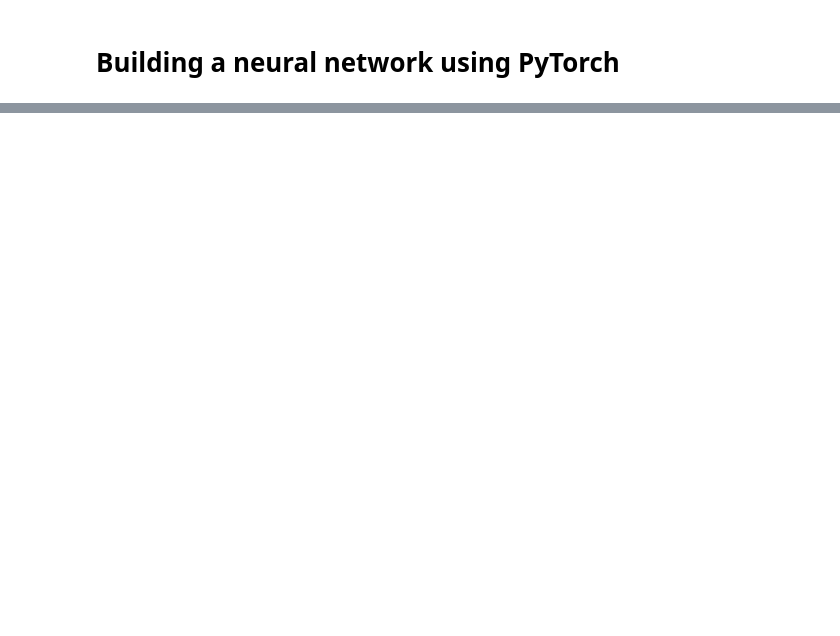
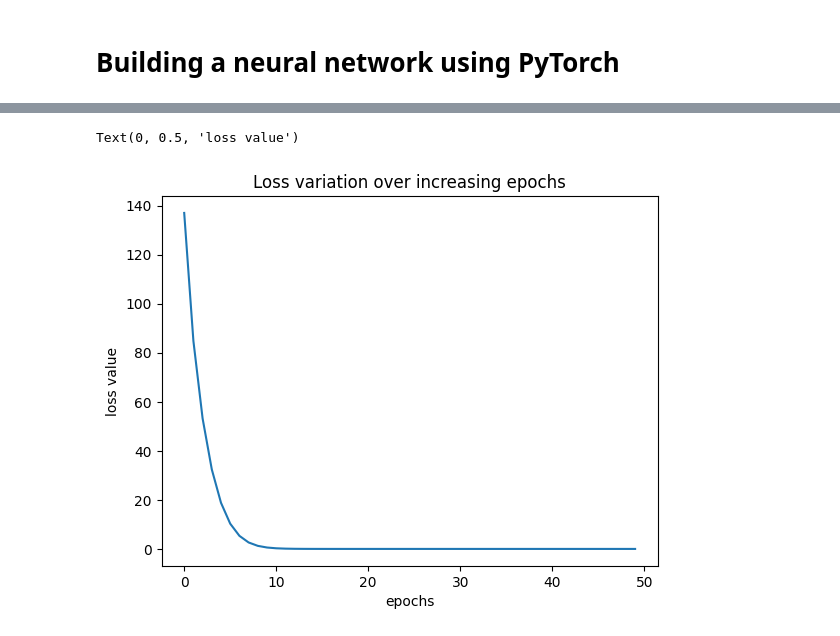
Before and after one commit to Elbhnasy/Modern-Computer-Vision-with-PyTorch-Summary, a Jupyter notebook: Chapter02/ch2.ipynb, the cells around one changed output, grey strips where cells are left out. Saved outputs shown, nothing was run; the diff lists cells and outputs as text; code cells hidden in the pictures; blank space fills up the shorter version.

Commit message:
ch2 Building a neural network using PyTorch

```diff
--- a/Chapter02/ch2.ipynb
+++ b/Chapter02/ch2.ipynb
@@ -350,0 +395,7 @@ Numpy array multiplication Time =
+# %%
+# 4. You can access the initial weights of each of the components
+##  Create an instance of the MyNeuralNet class objec
+mynet = MyNeuralNet().to(device)
+
+##  The weights and bias of each layer can be accessed
+mynet.input_to_hidden_layer.weight
@@ -350,0 +471,9 @@ Numpy array multiplication Time =
+# %%
+# 5. Define the loss function that we optimize for.
+loss_func = nn.MSELoss()
+_Y = mynet(X)
+loss_value = loss_func(_Y,Y)
+print(loss_value)
+
+# Note that loss value can differ in your instance
+# due to a different random weight initialization
@@ -350,0 +482,4 @@ Numpy array multiplication Time =
+# %%
+# 6. Import the SGD method from the torch.optim module
+from torch.optim import SGD
+opt = SGD(mynet.parameters() , lr = 0.001)
@@ -350,0 +492,19 @@ Numpy array multiplication Time =
+# %%
+# 7. Perform all the steps to be done in an epoch together
+loss_history = []
+for _ in range(50):                    # Times of performing all steps together
+    opt.zero_grad()                    # flush the previous epoch's gradients
+    loss_value = loss_func(mynet(X),Y) # compute loss
+    loss_value.backward()              # perform back-propagation
+    opt.step()                         #  update the weights according to the gradients computed
+    loss_history.append(loss_value.detach().cpu().numpy())
+# %%
+# plot the variation in loss over increasing epochs
+import matplotlib.pyplot as plt
+plt.plot(loss_history)
+plt.title('Loss variation over increasing epochs')
+plt.xlabel('epochs')
+plt.ylabel('loss value')
+# %% [output]
+Text(0, 0.5, 'loss value')
+[figure, added]
```
Also changed, not shown: parts of 17 cells of this notebook.
